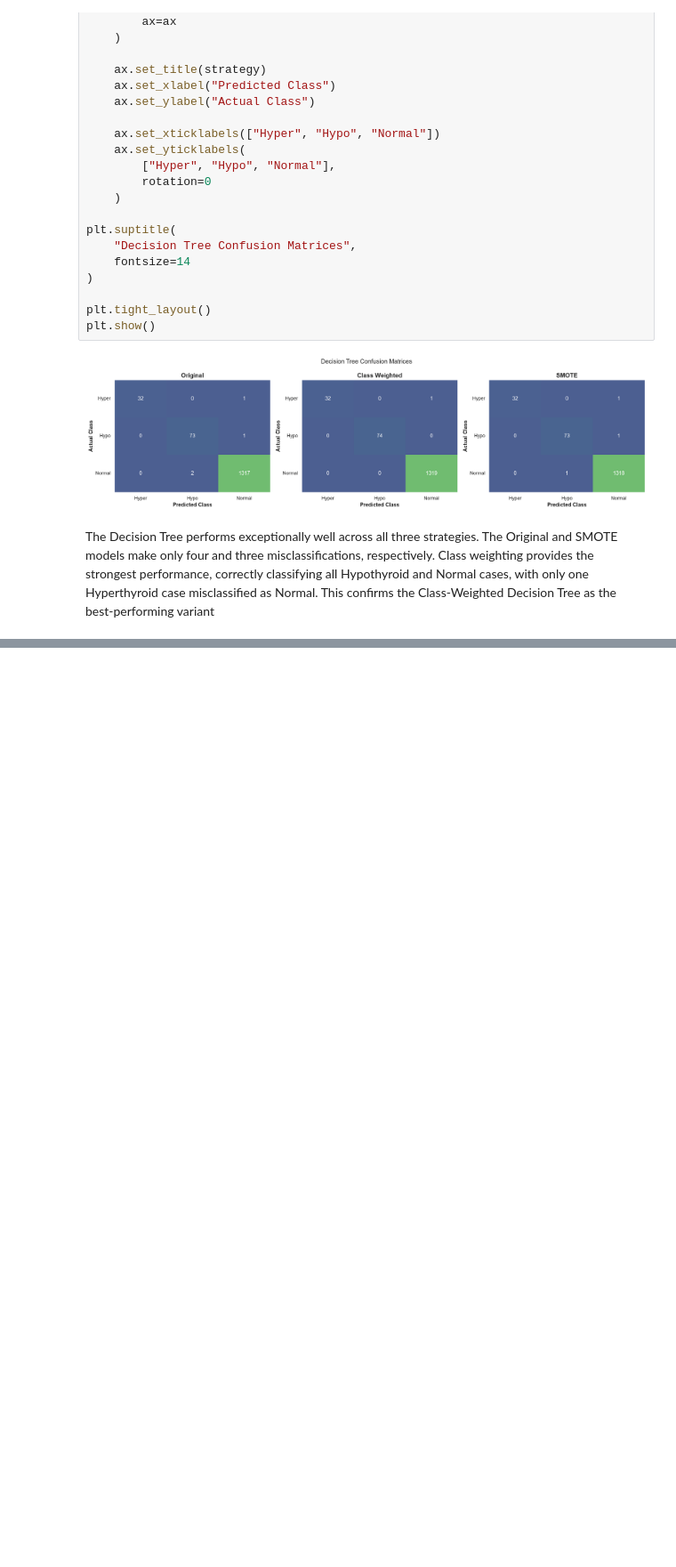
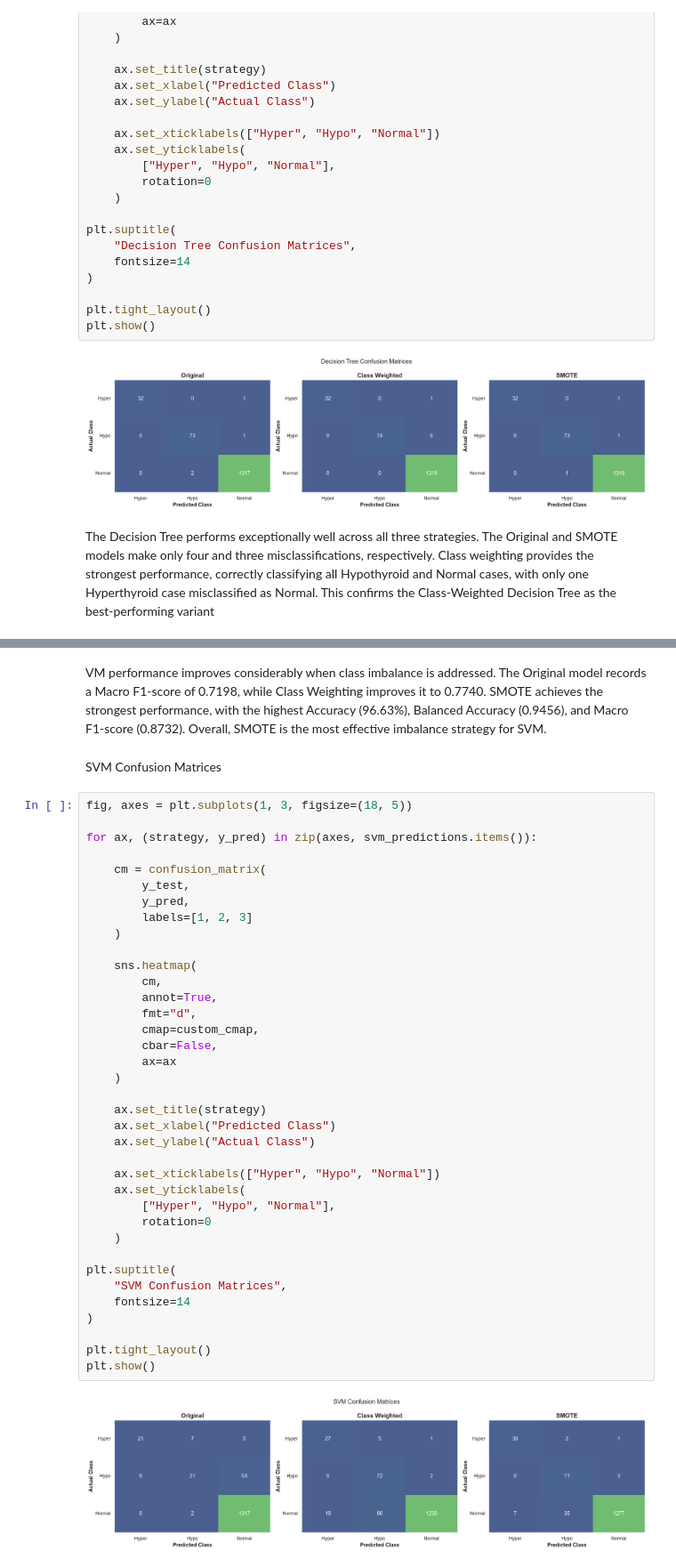
Before and after one commit to byegond-beep/Multi-class-Thyroid-Disease-Classification, a Jupyter notebook: notebook.ipynb, the cells around one changed output, grey strips where cells are left out. Shown at 89% size. Cells and saved outputs as stored; diff of their text form; blank space fills up the shorter version.

```diff
--- a/notebook.ipynb
+++ b/notebook.ipynb
@@ -1570,0 +1728,43 @@ The Decision Tree performs exceptionally well across all three strategies. The O
+# %% [markdown]
+VM performance improves considerably when class imbalance is addressed. The Original model records a Macro F1-score of 0.7198, while Class Weighting improves it to 0.7740. SMOTE achieves the strongest performance, with the highest Accuracy (96.63%), Balanced Accuracy (0.9456), and Macro F1-score (0.8732). Overall, SMOTE is the most effective imbalance strategy for SVM.
+# %% [markdown]
+SVM Confusion Matrices
+# %%
+fig, axes = plt.subplots(1, 3, figsize=(18, 5))
+
+for ax, (strategy, y_pred) in zip(axes, svm_predictions.items()):
+
+    cm = confusion_matrix(
+        y_test,
+        y_pred,
+        labels=[1, 2, 3]
+    )
+
+    sns.heatmap(
+        cm,
+        annot=True,
+        fmt="d",
+        cmap=custom_cmap,
+        cbar=False,
+        ax=ax
+    )
+
+    ax.set_title(strategy)
+    ax.set_xlabel("Predicted Class")
+    ax.set_ylabel("Actual Class")
+
+    ax.set_xticklabels(["Hyper", "Hypo", "Normal"])
+    ax.set_yticklabels(
+        ["Hyper", "Hypo", "Normal"],
+        rotation=0
+    )
+
+plt.suptitle(
+    "SVM Confusion Matrices",
+    fontsize=14
+)
+
+plt.tight_layout()
+plt.show()
+# %% [output]
+[figure, added]
```
Also changed, not shown: parts of 12 cells of this notebook.
